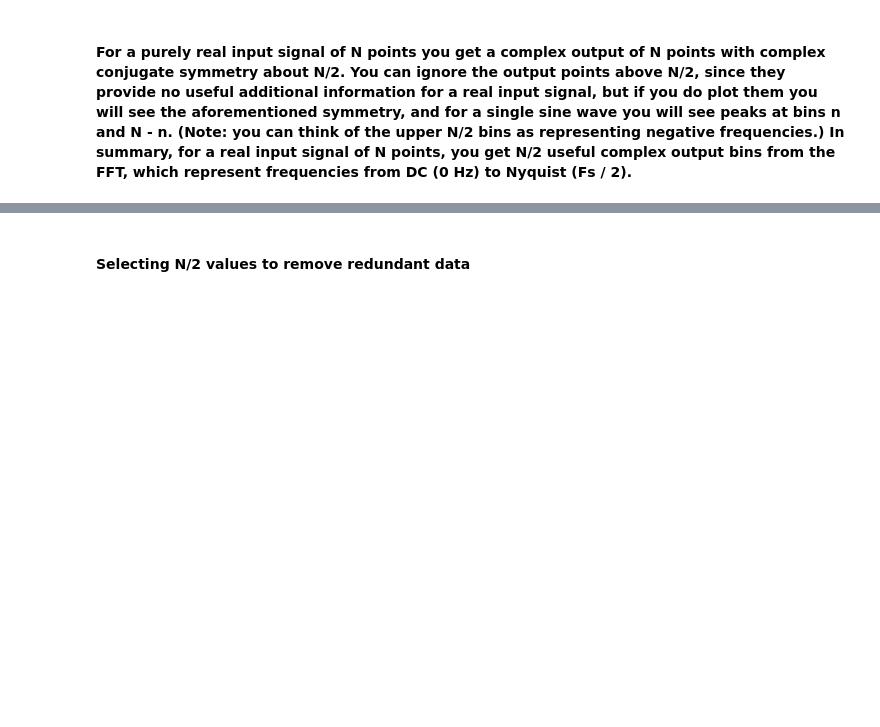
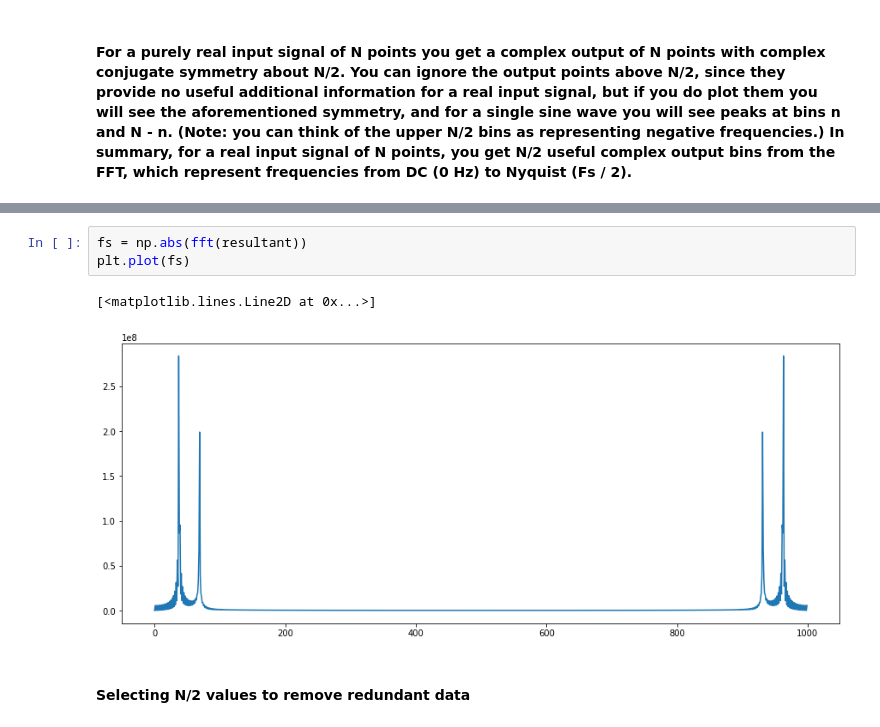
Before and after one commit to iAmeeth/Vibration-Analysis, a Jupyter notebook: Getting started with signal analysis.ipynb, the cells around one changed output, grey strips where cells are left out. Saved outputs shown, nothing was run; the diff lists cells and outputs as text; blank space fills up the shorter version.

```diff
--- a/Getting started with signal analysis.ipynb
+++ b/Getting started with signal analysis.ipynb
@@ -79,2 +60,8 @@ py.iplot(data, filename='FFT_Signal_0')
+# %%
+fs = np.abs(fft(resultant))
+plt.plot(fs)
+# %% [output]
+[<matplotlib.lines.Line2D at 0x...>]
+[figure, added]
 # %% [markdown]
 #### Selecting N/2 values to remove redundant data
```
Also changed, not shown: parts of 5 cells of this notebook.
